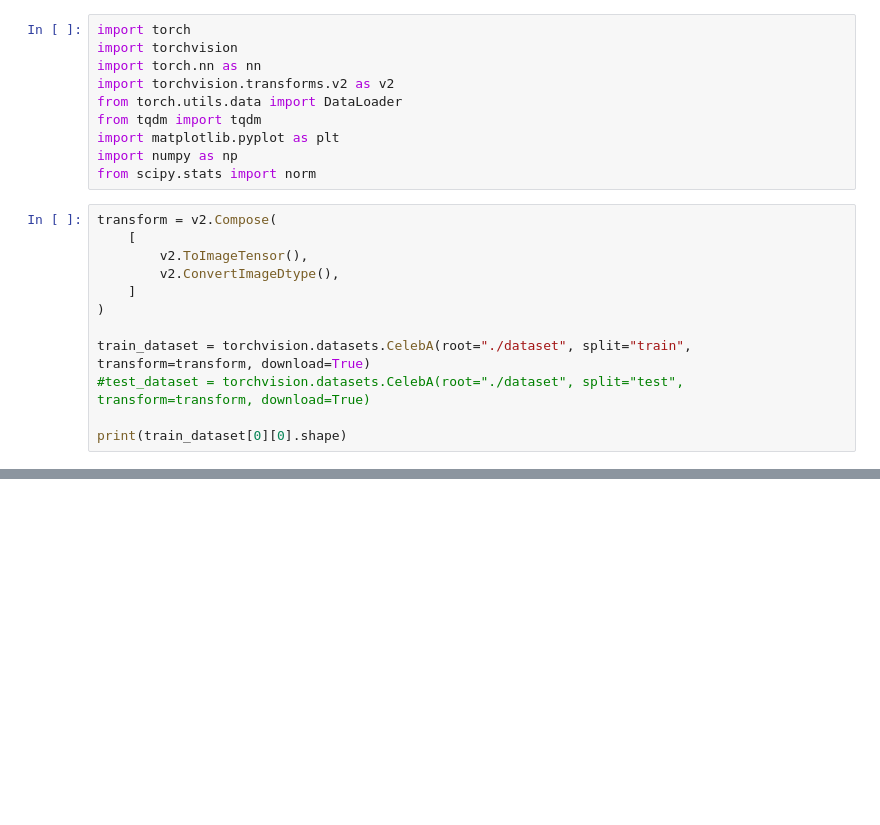
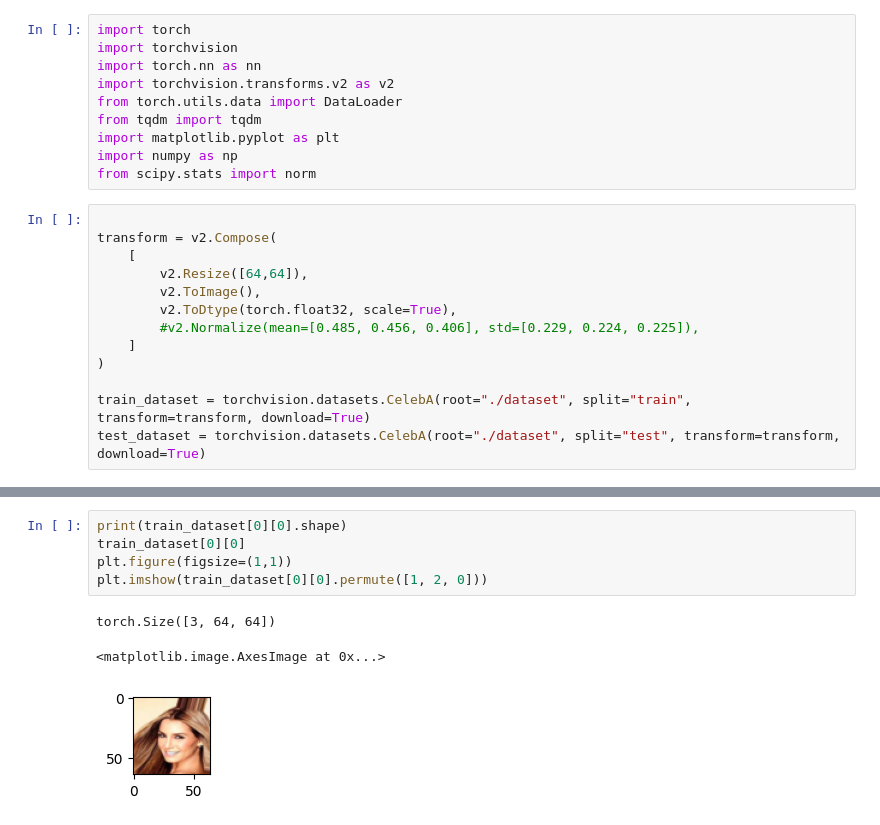
Before and after one commit to joseph-jingi-jung/generative-dl-2nd, a Jupyter notebook: vae-celeba.ipynb, the cells around one changed output, grey strips where cells are left out. Drawn from its saved outputs; the diff is of its cells as text; blank space fills up the shorter version.

Commit message:
update vae celebA

```diff
--- a/vae-celeba.ipynb
+++ b/vae-celeba.ipynb
@@ -9,15 +9,16 @@ import matplotlib.pyplot as plt
 import numpy as np
 from scipy.stats import norm
 # %%
+
 transform = v2.Compose(
     [
-        v2.ToImageTensor(),
-        v2.ConvertImageDtype(),
+        v2.Resize([64,64]),
+        v2.ToImage(),
+        v2.ToDtype(torch.float32, scale=True),
+        #v2.Normalize(mean=[0.485, 0.456, 0.406], std=[0.229, 0.224, 0.225]),
     ]
 )
 
 train_dataset = torchvision.datasets.CelebA(root="./dataset", split="train", transform=transform, download=True)
-#test_dataset = torchvision.datasets.CelebA(root="./dataset", split="test", transform=transform, download=True)
-
-print(train_dataset[0][0].shape)
+test_dataset = torchvision.datasets.CelebA(root="./dataset", split="test", transform=transform, download=True)
 # %% [output]
@@ -26,0 +27,9 @@ RuntimeError: The MD5 checksum of the download file ./dataset\celeba\img_align_c
+# %%
+print(train_dataset[0][0].shape)
+train_dataset[0][0]
+plt.figure(figsize=(1,1))
+plt.imshow(train_dataset[0][0].permute([1, 2, 0]))
+# %% [output]
+torch.Size([3, 64, 64])
+<matplotlib.image.AxesImage at 0x...>
+[figure, added]
```
Also changed, not shown: parts of 22 cells of this notebook.
